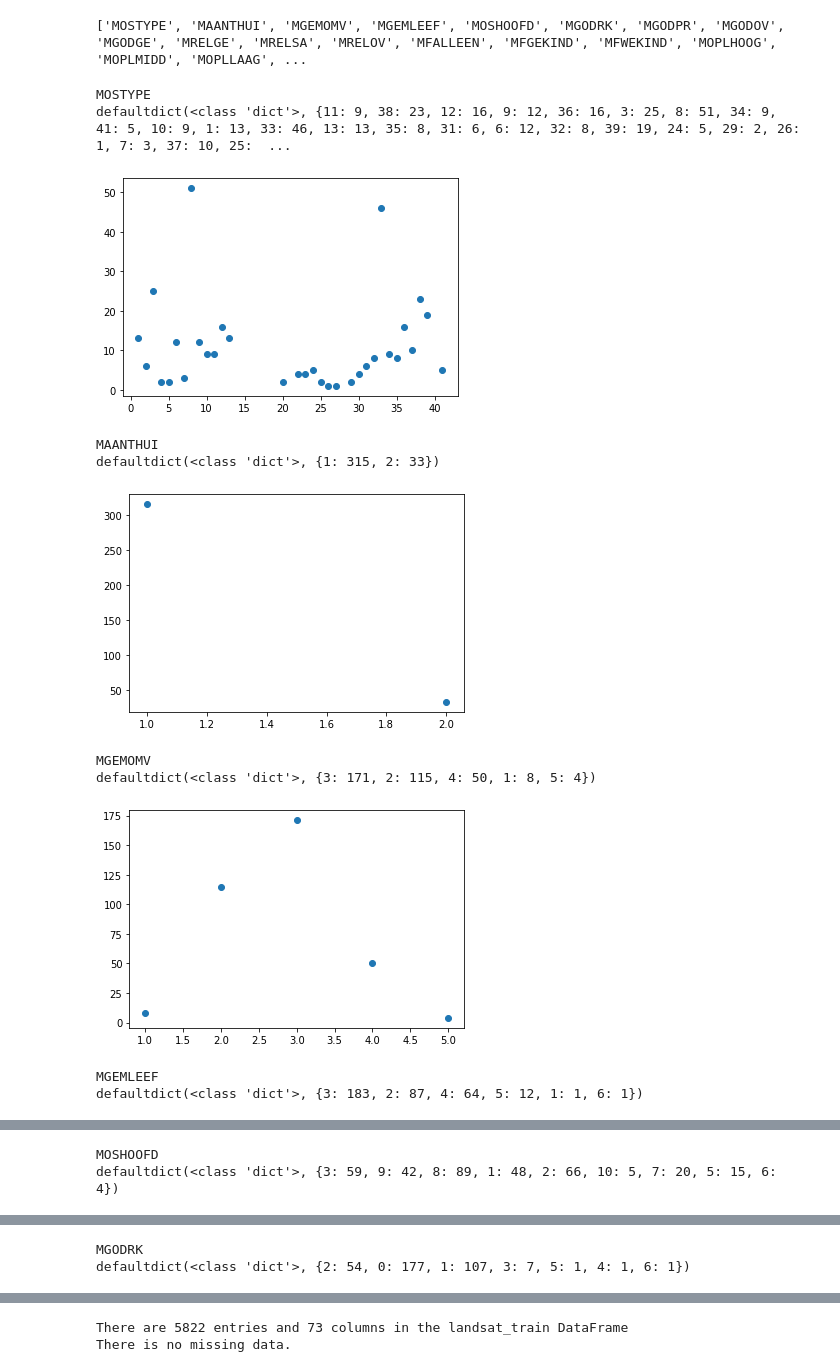
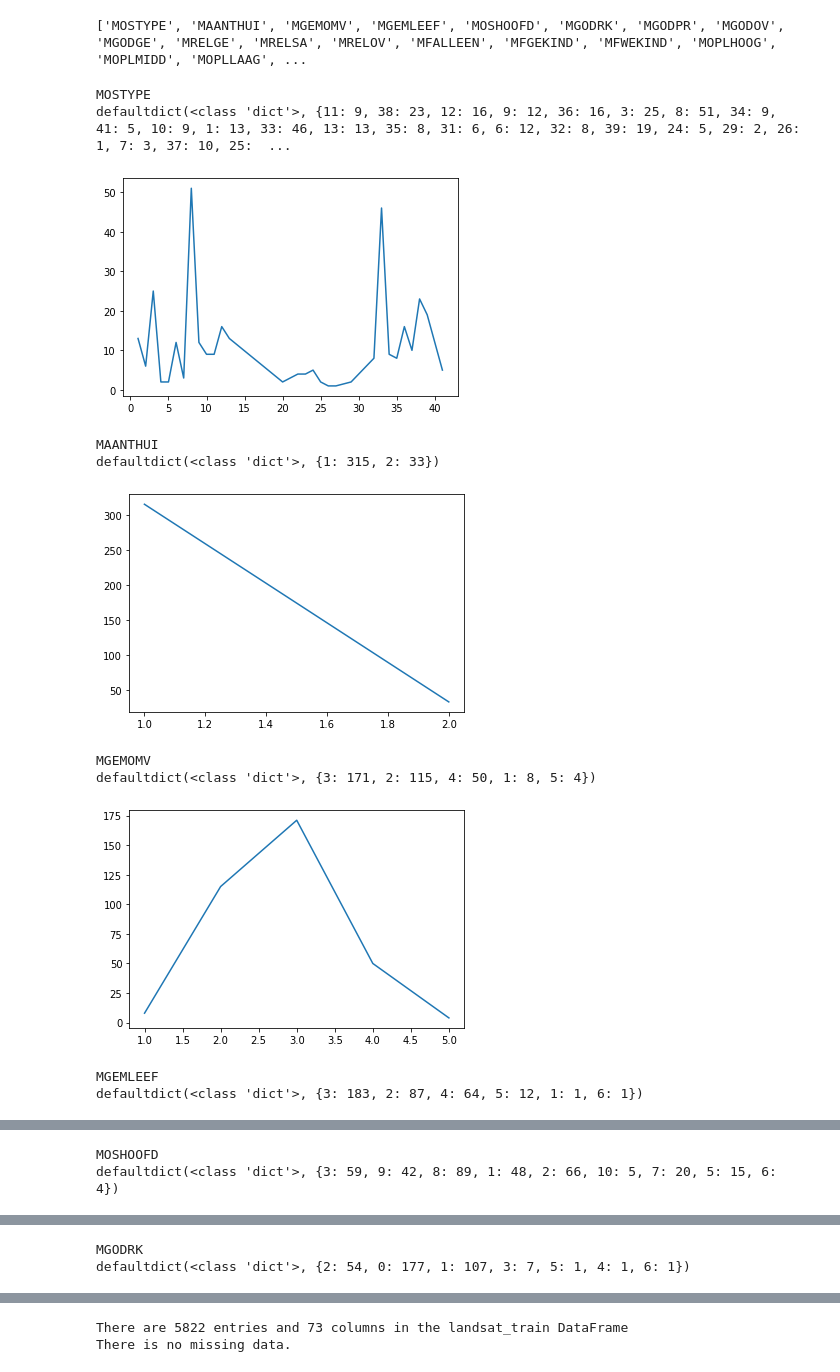
Before and after one commit to jinrainyyy/DME, a Jupyter notebook: project.ipynb, the cells around one changed output, grey strips where cells are left out. Cells and saved outputs as stored; diff of their text form; code cells hidden in the pictures.

```diff
--- a/project.ipynb
+++ b/project.ipynb
@@ -56,22 +56,22 @@ def draw_relation(feature):
 # %%
 labels = landsat_labels_original.iloc[:,0].tolist()
 for i in range(0,85):
     print(labels[i])
     draw_relation(labels[i])
-    plt.scatter(x[i],y[i])
+    plt.plot(x[i],y[i])
     plt.xlabel = labels[i]
     plt.ylabel = "policy"
     plt.show()
     #plt.savefig('./project/relation_fig/{}.png'.format(labels[i]))
 # %% [output]
 MOSTYPE
 defaultdict(<class 'dict'>, {11: 9, 38: 23, 12: 16, 9: 12, 36: 16, 3: 25, 8: 51, 34: 9, 41: 5, 10: 9, 1: 13, 33: 46, 13: 13, 35: 8, 31: 6, 6: 12, 32: 8, 39: 19, 24: 5, 29: 2, 26: 1, 7: 3, 37: 10, 25:  ...
-[figure, old version]
+[figure, new version]
 MAANTHUI
 defaultdict(<class 'dict'>, {1: 315, 2: 33})
-[figure, old version]
+[figure, new version]
 MGEMOMV
 defaultdict(<class 'dict'>, {3: 171, 2: 115, 4: 50, 1: 8, 5: 4})
-[figure, old version]
+[figure, new version]
 MGEMLEEF
 defaultdict(<class 'dict'>, {3: 183, 2: 87, 4: 64, 5: 12, 1: 1, 6: 1})
```
Also changed, not shown: parts of 9 cells of this notebook.
